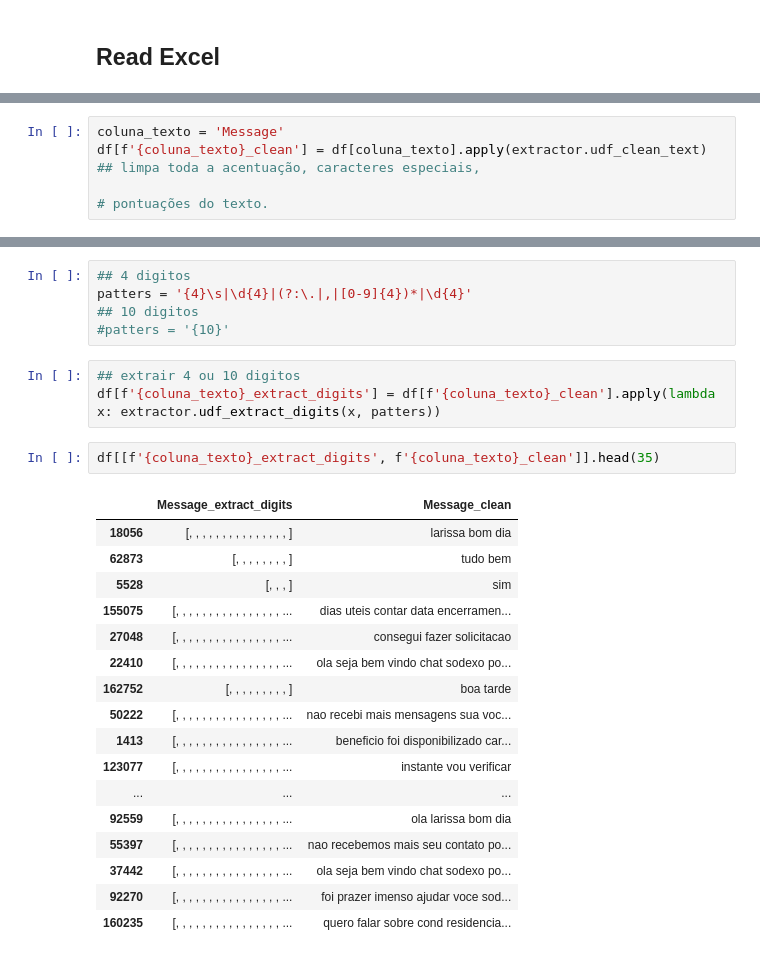
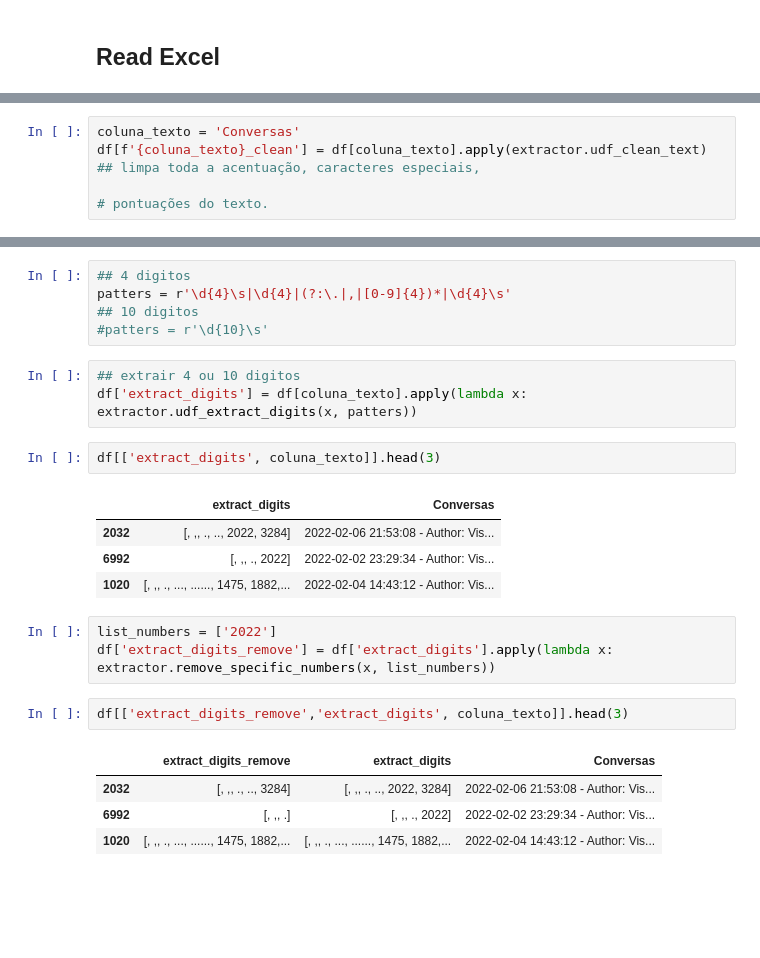
Before and after one commit to engineer-inks/model_fkeywords, a Jupyter notebook: notebooks/teste-docker.ipynb, the cells around one changed output, grey strips where cells are left out. Cells and saved outputs as stored; diff of their text form; blank space fills up the shorter version.

```diff
--- a/notebooks/teste-docker.ipynb
+++ b/notebooks/teste-docker.ipynb
@@ -62,5 +54,5 @@ df['Message'].count()
 # %%
-coluna_texto = 'Message'
+coluna_texto = 'Conversas'
 df[f'{coluna_texto}_clean'] = df[coluna_texto].apply(extractor.udf_clean_text) ## limpa toda a acentuação, caracteres especiais,
                                                                                   # pontuações do texto.
 # %%
@@ -86,28 +66,25 @@ df[[f'{coluna_texto}_clean', 'Message']].head(35)
 # %%
 ## 4 digitos
-patters = '{4}\s|\d{4}|(?:\.|,|[0-9]{4})*|\d{4}'
+patters = r'\d{4}\s|\d{4}|(?:\.|,|[0-9]{4})*|\d{4}\s'
 ## 10 digitos
-#patters = '{10}'
+#patters = r'\d{10}\s'
 # %%
 ## extrair 4 ou 10 digitos
-df[f'{coluna_texto}_extract_digits'] = df[f'{coluna_texto}_clean'].apply(lambda x: extractor.udf_extract_digits(x, patters))
+df['extract_digits'] = df[coluna_texto].apply(lambda x: extractor.udf_extract_digits(x, patters))
+# %%
+df[['extract_digits', coluna_texto]].head(3)
+# %% [output]
+|  | extract_digits | Conversas |
+| 2032 | [, ,, ., .., 2022, 3284] | 2022-02-06 21:53:08 - Author: Vis... |
+| 6992 | [, ,, ., 2022] | 2022-02-02 23:29:34 - Author: Vis... |
+| 1020 | [, ,, ., ..., ......, 1475, 1882,... | 2022-02-04 14:43:12 - Author: Vis... |
+# %%
+list_numbers = ['2022']
+df['extract_digits_remove'] = df['extract_digits'].apply(lambda x: extractor.remove_specific_numbers(x, list_numbers))
 # %%
-df[[f'{coluna_texto}_extract_digits', f'{coluna_texto}_clean']].head(35)
+df[['extract_digits_remove','extract_digits', coluna_texto]].head(3)
 # %% [output]
-|  | Message_extract_digits | Message_clean |
-| 18056 | [, , , , , , , , , , , , , , , ] | larissa bom dia |
-| 62873 | [, , , , , , , , ] | tudo bem |
-| 5528 | [, , , ] | sim |
-| 155075 | [, , , , , , , , , , , , , , , , ... | dias uteis contar data encerramen... |
-| 27048 | [, , , , , , , , , , , , , , , , ... | consegui fazer solicitacao |
-| 22410 | [, , , , , , , , , , , , , , , , ... | ola seja bem vindo chat sodexo po... |
-| 162752 | [, , , , , , , , , ] | boa tarde |
-| 50222 | [, , , , , , , , , , , , , , , , ... | nao recebi mais mensagens sua voc... |
-| 1413 | [, , , , , , , , , , , , , , , , ... | beneficio foi disponibilizado car... |
-| 123077 | [, , , , , , , , , , , , , , , , ... | instante vou verificar |
-| ... | ... | ... |
-| 92559 | [, , , , , , , , , , , , , , , , ... | ola larissa bom dia |
-| 55397 | [, , , , , , , , , , , , , , , , ... | nao recebemos mais seu contato po... |
-| 37442 | [, , , , , , , , , , , , , , , , ... | ola seja bem vindo chat sodexo po... |
-| 92270 | [, , , , , , , , , , , , , , , , ... | foi prazer imenso ajudar voce sod... |
-| 160235 | [, , , , , , , , , , , , , , , , ... | quero falar sobre cond residencia... |
+|  | extract_digits_remove | extract_digits | Conversas |
+| 2032 | [, ,, ., .., 3284] | [, ,, ., .., 2022, 3284] | 2022-02-06 21:53:08 - Author: Vis... |
+| 6992 | [, ,, .] | [, ,, ., 2022] | 2022-02-02 23:29:34 - Author: Vis... |
+| 1020 | [, ,, ., ..., ......, 1475, 1882,... | [, ,, ., ..., ......, 1475, 1882,... | 2022-02-04 14:43:12 - Author: Vis... |
```
Also changed, not shown: parts of 5 cells of this notebook, 1 other file.
